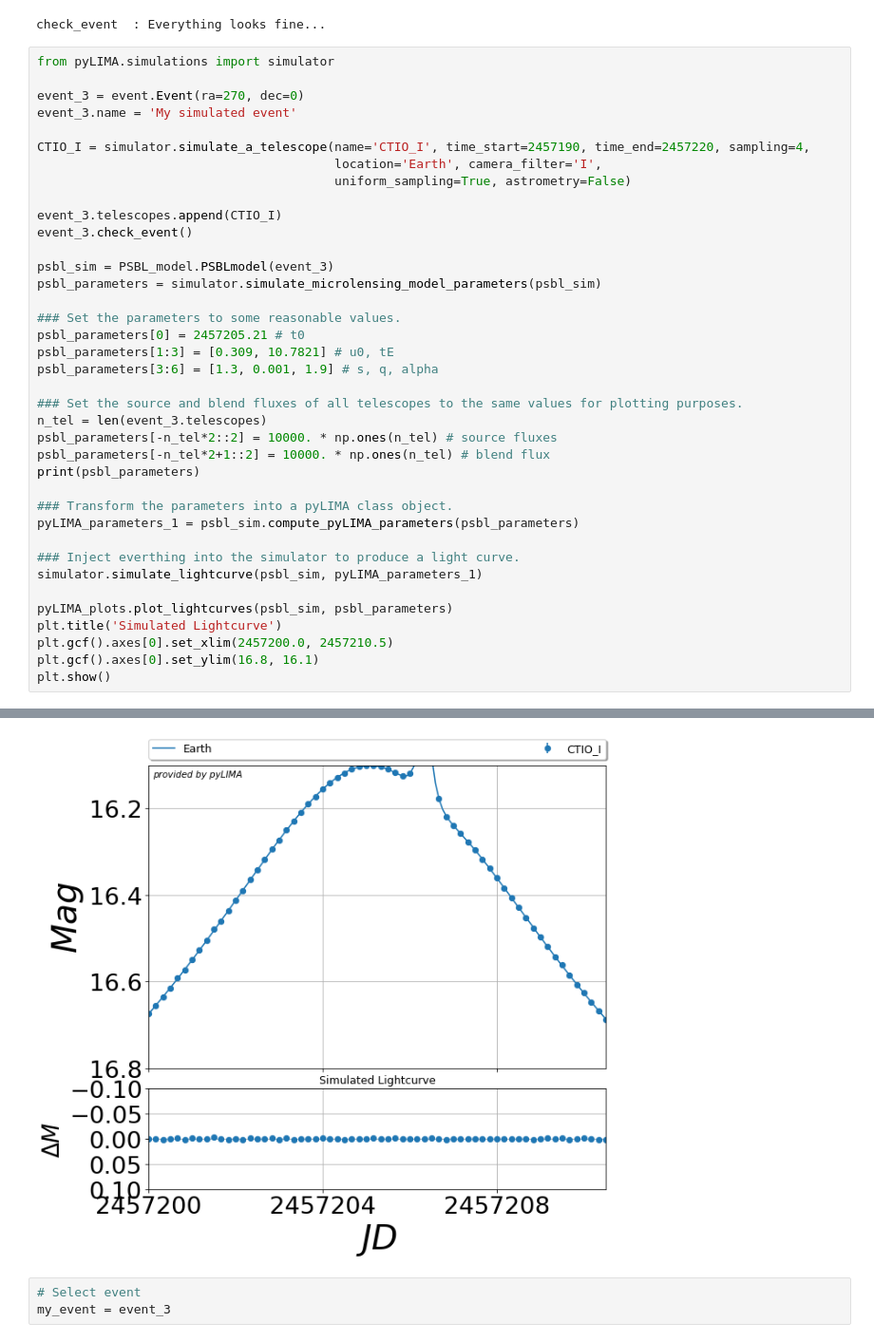
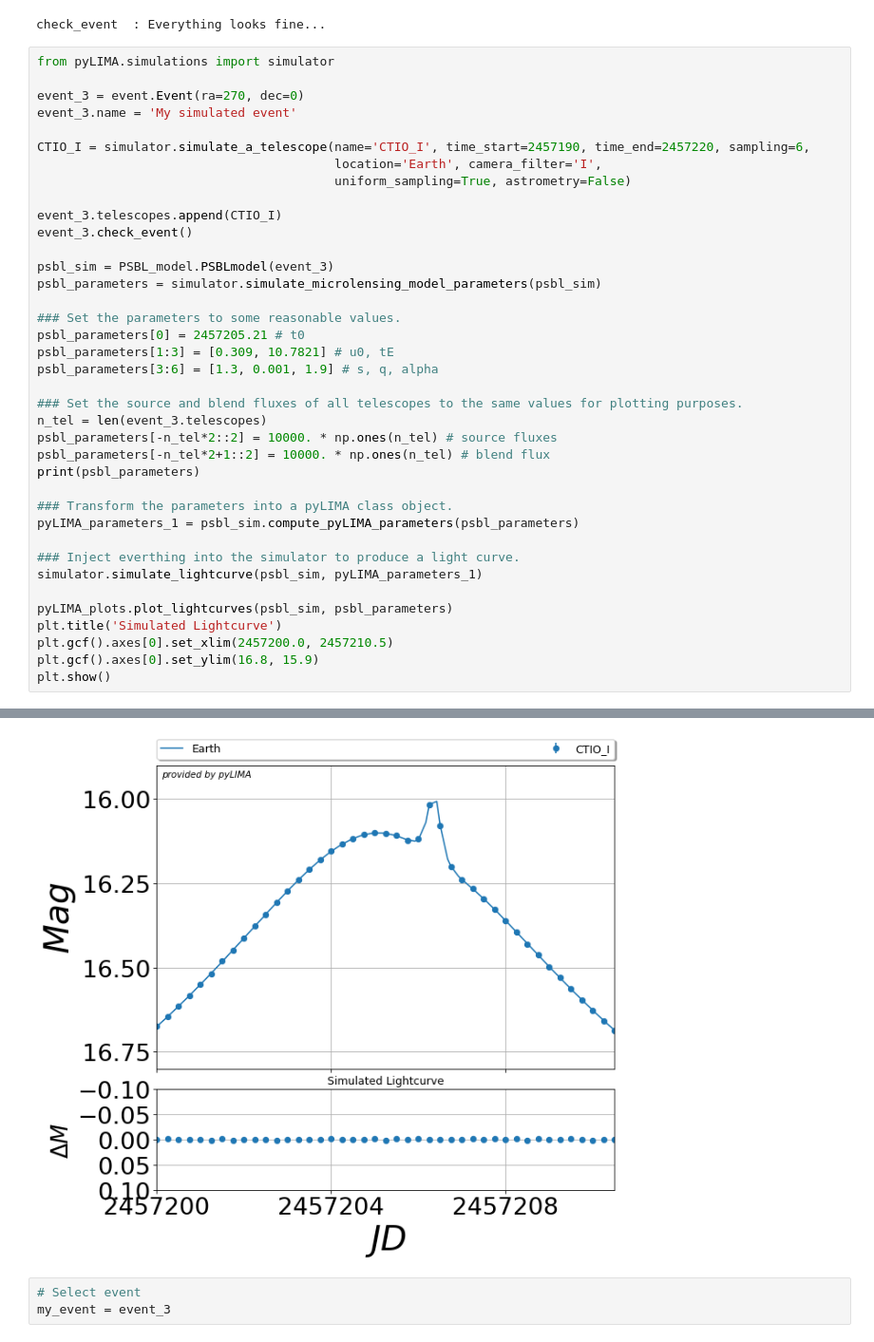
Before and after one commit to jakobdammann/pyLIMA-docs-revisit, a Jupyter notebook: my_project/detection_zone.ipynb, the cells around one changed output, grey strips where cells are left out. Shown at 95% size. Saved outputs shown, nothing was run; the diff lists cells and outputs as text.

```diff
--- a/my_project/detection_zone.ipynb
+++ b/my_project/detection_zone.ipynb
@@ -163,42 +163,42 @@ from pyLIMA.simulations import simulator
 event_3 = event.Event(ra=270, dec=0)
 event_3.name = 'My simulated event'
 
-CTIO_I = simulator.simulate_a_telescope(name='CTIO_I', time_start=2457190, time_end=2457220, sampling=4,
+CTIO_I = simulator.simulate_a_telescope(name='CTIO_I', time_start=2457190, time_end=2457220, sampling=6,
                                         location='Earth', camera_filter='I',
                                         uniform_sampling=True, astrometry=False)
 
 event_3.telescopes.append(CTIO_I)
 event_3.check_event()
 
 psbl_sim = PSBL_model.PSBLmodel(event_3)
 psbl_parameters = simulator.simulate_microlensing_model_parameters(psbl_sim)
 
 ### Set the parameters to some reasonable values.
 psbl_parameters[0] = 2457205.21 # t0
 psbl_parameters[1:3] = [0.309, 10.7821] # u0, tE
 psbl_parameters[3:6] = [1.3, 0.001, 1.9] # s, q, alpha
 
 ### Set the source and blend fluxes of all telescopes to the same values for plotting purposes.
 n_tel = len(event_3.telescopes)
 psbl_parameters[-n_tel*2::2] = 10000. * np.ones(n_tel) # source fluxes
 psbl_parameters[-n_tel*2+1::2] = 10000. * np.ones(n_tel) # blend flux
 print(psbl_parameters)
 
 ### Transform the parameters into a pyLIMA class object.
 pyLIMA_parameters_1 = psbl_sim.compute_pyLIMA_parameters(psbl_parameters)
 
 ### Inject everthing into the simulator to produce a light curve.
 simulator.simulate_lightcurve(psbl_sim, pyLIMA_parameters_1)
 
 pyLIMA_plots.plot_lightcurves(psbl_sim, psbl_parameters)
 plt.title('Simulated Lightcurve')
 plt.gcf().axes[0].set_xlim(2457200.0, 2457210.5)
-plt.gcf().axes[0].set_ylim(16.8, 16.1)
+plt.gcf().axes[0].set_ylim(16.8, 15.9)
 plt.show()
 # %% [output]
 check_event  : Everything looks fine...
 [2457205.21, 0.309, 10.7821, 1.3, 0.001, 1.9, np.float64(10000.0), np.float64(10000.0)]
-[figure, old version]
+[figure, new version]
 # %%
 # Select event
 my_event = event_3
```
Also changed, not shown: parts of 5 cells of this notebook, 2 other files.
